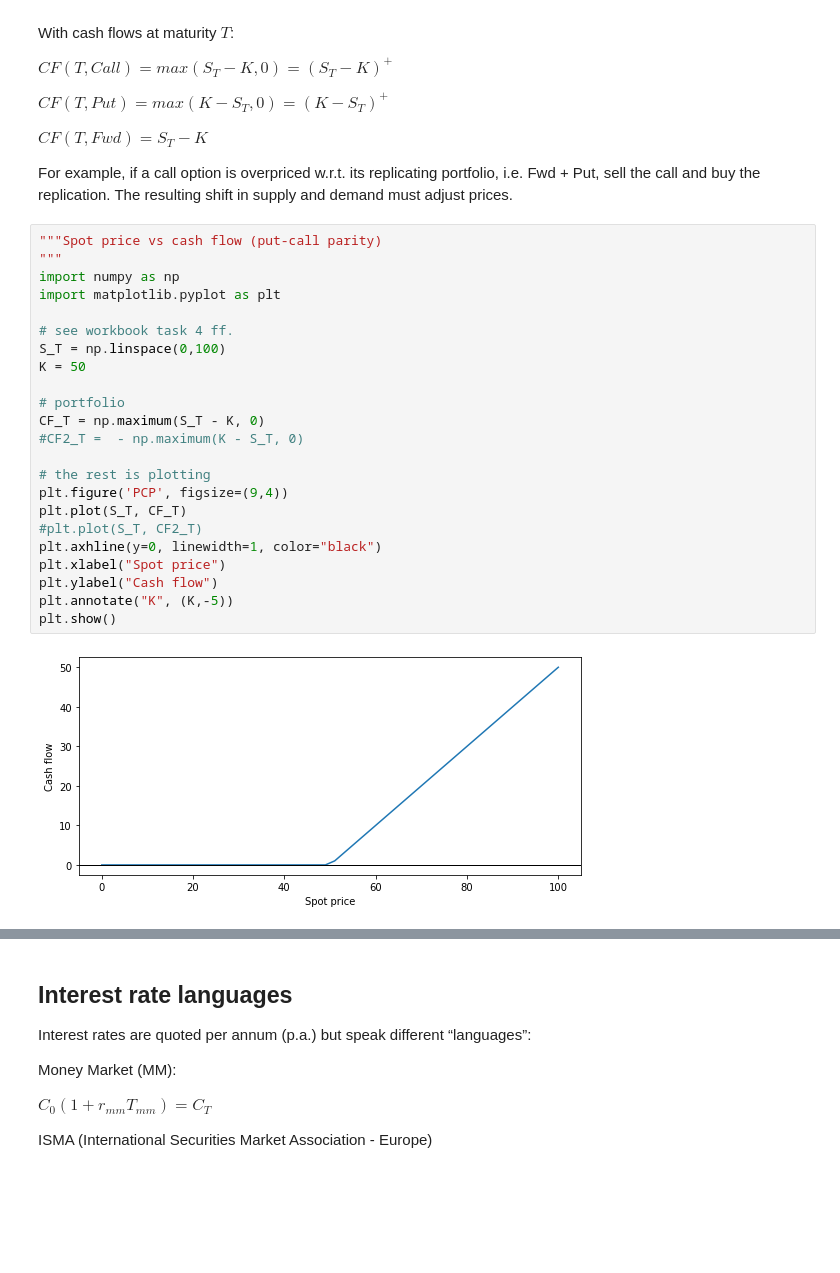
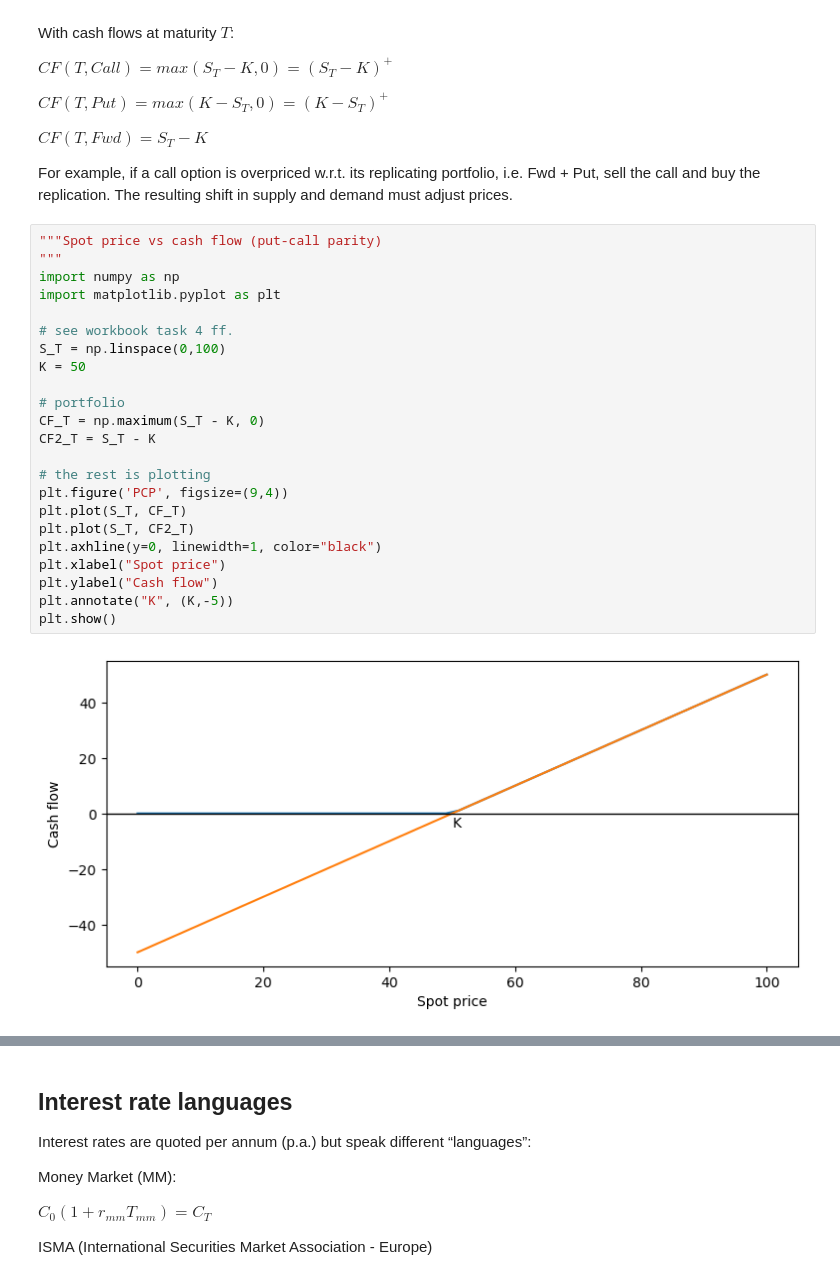
Before and after one commit to carol419/Derivatives, a Jupyter notebook: derivatives.ipynb, the cells around one changed output, grey strips where cells are left out. Saved outputs shown, nothing was run; the diff lists cells and outputs as text; blank space fills up the shorter version.

```diff
--- a/derivatives.ipynb
+++ b/derivatives.ipynb
@@ -96,27 +98,27 @@ For example, if a call option is overpriced w.r.t. its replicating portfolio, i.
 # %%
 """Spot price vs cash flow (put-call parity)
 """
 import numpy as np
 import matplotlib.pyplot as plt
 
 # see workbook task 4 ff.
 S_T = np.linspace(0,100)
 K = 50
 
 # portfolio
 CF_T = np.maximum(S_T - K, 0)
-#CF2_T =  - np.maximum(K - S_T, 0)
+CF2_T = S_T - K
 
 # the rest is plotting
 plt.figure('PCP', figsize=(9,4))
 plt.plot(S_T, CF_T)
-#plt.plot(S_T, CF2_T)
+plt.plot(S_T, CF2_T)
 plt.axhline(y=0, linewidth=1, color="black")
 plt.xlabel("Spot price")
 plt.ylabel("Cash flow")
 plt.annotate("K", (K,-5))
 plt.show()
 # %% [output]
-[figure, old version]
+[figure, new version]
 # %% [markdown]
 
```
Also changed, not shown: parts of 14 cells of this notebook, 4 other files.
